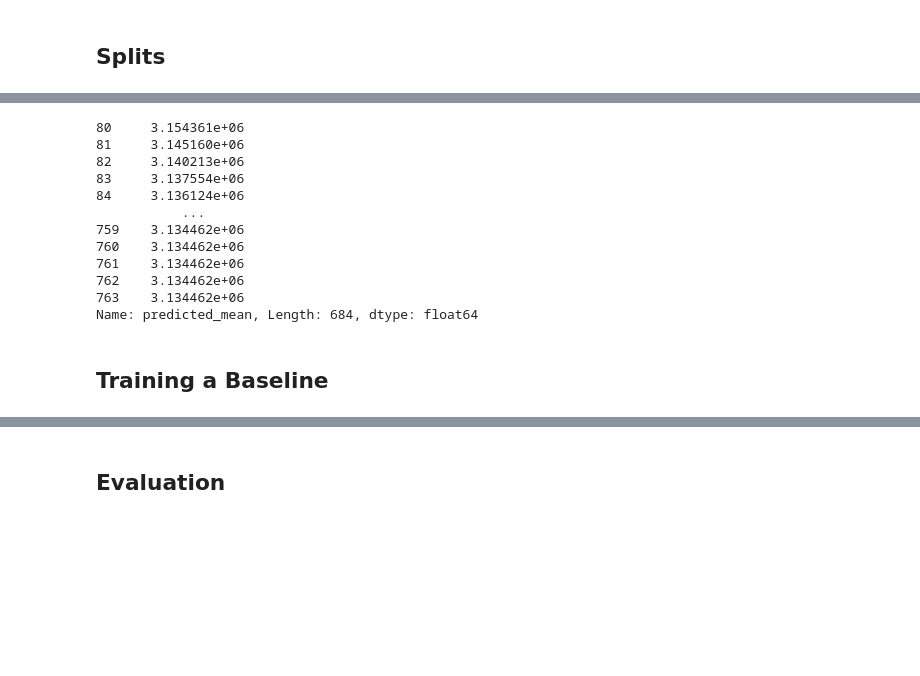
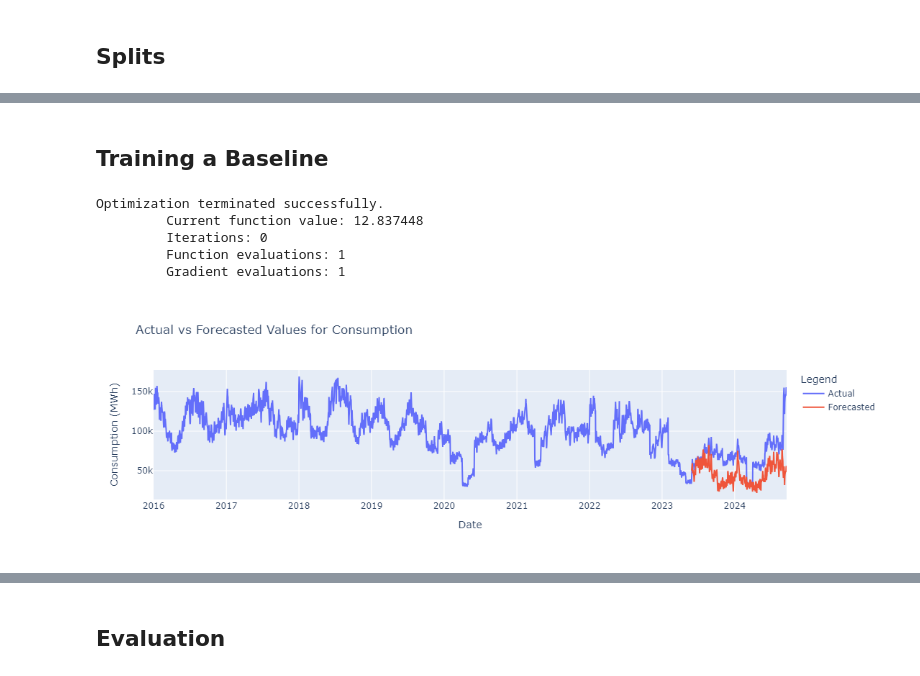
Before and after one commit to lmg1404/Energy-Consumption-Forecasting, a Jupyter notebook: src/notebooks/supervised/arima.ipynb, the cells around one changed output, grey strips where cells are left out. Drawn from its saved outputs; the diff is of its cells as text; code cells hidden in the pictures; blank space fills up the shorter version.

```diff
--- a/src/notebooks/supervised/arima.ipynb
+++ b/src/notebooks/supervised/arima.ipynb
@@ -55,4 +113,5 @@ y_test = y[80:]
 # %%
-order = (0, 2, 1)
-model = SARIMAX(endog=y_train, exog=None, order=order).fit()
-# model.summary()
+split = int(len(data) * 0.85)
+train, test = data.iloc[:split, :], data.iloc[split:, :]
+endog_train, exog_train = train['consumption'], train.drop(['date', 'consumption'], axis=1)
+endog_test, exog_test = test['consumption'], test.drop(['date', 'consumption'], axis=1)
@@ -85,17 +118,18 @@ plt.plot(y_test)
-# %%
-model.forecast(len(X_test))
-# %% [output]
-80     3.154361e+06
-81     3.145160e+06
-82     3.140213e+06
-83     3.137554e+06
-84     3.136124e+06
-           ...
-759    3.134462e+06
-760    3.134462e+06
-761    3.134462e+06
-762    3.134462e+06
-763    3.134462e+06
-Name: predicted_mean, Length: 684, dtype: float64
 # %% [markdown]
 ## Training a Baseline
+# %%
+order = (0, 1, 0)
+seasonal_order = (0, 0, 0, 0)
+baseline = SARIMAX(endog_train, exog_train.astype(float), order=order, seasonal_order=seasonal_order).fit(method='bfgs')
+# %% [output]
+Optimization terminated successfully.
+         Current function value: 12.837448
+         Iterations: 0
+         Function evaluations: 1
+         Gradient evaluations: 1
+# %%
+predictions = baseline.forecast(steps=len(endog_test), exog=exog_test)
+# %%
+plot_forecasts(data, predictions, split)
+# %% [output]
+[figure, added]
```
Also changed, not shown: parts of 20 cells of this notebook, 4 other files.
